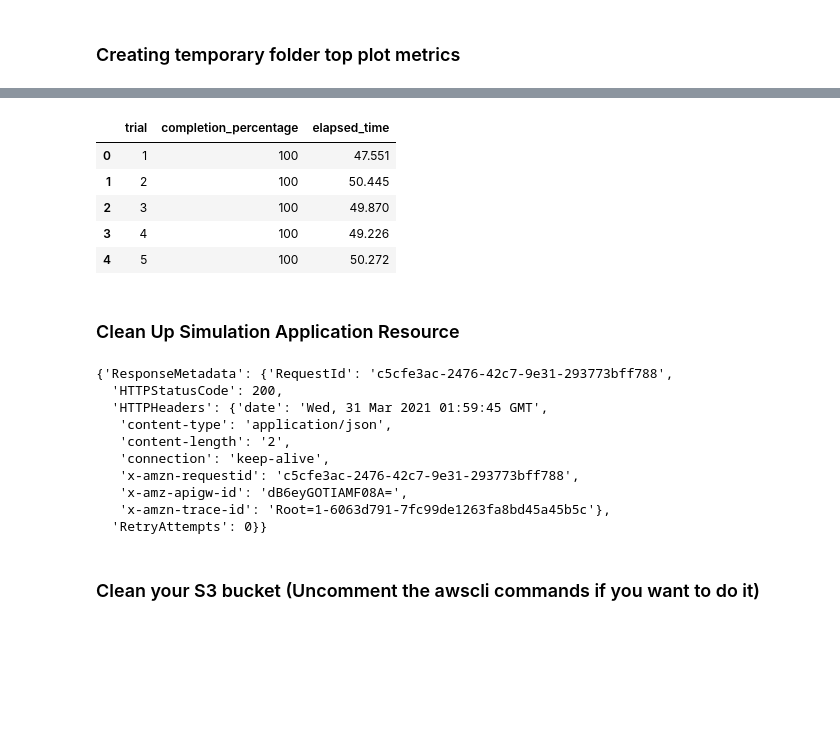
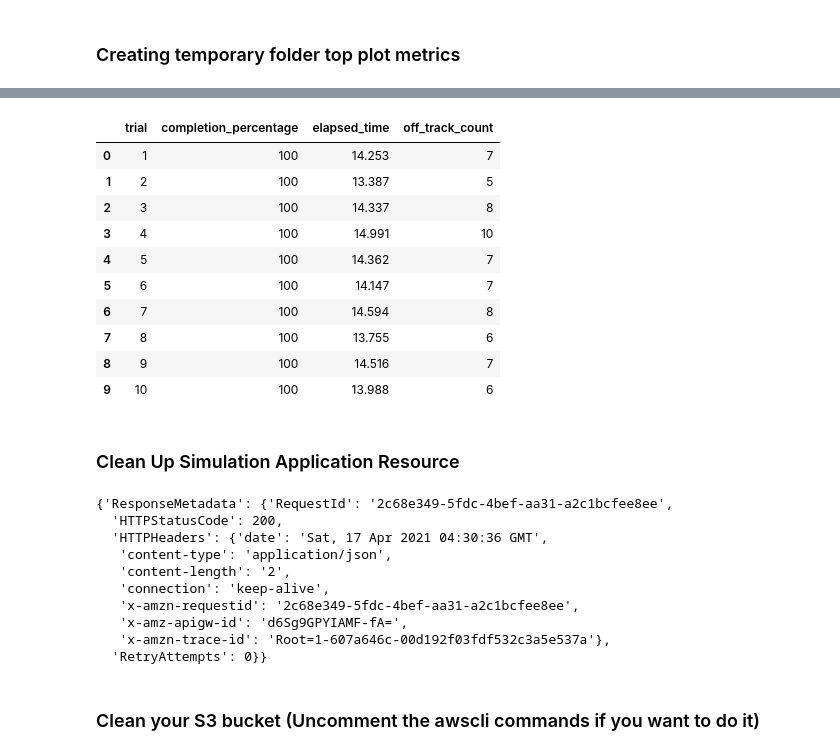
Before and after one commit to kevinmfreire/DeepRacer-Freire, a Jupyter notebook: deepracer_rl.ipynb, the cells around one changed output, grey strips where cells are left out. Saved outputs shown, nothing was run; the diff lists cells and outputs as text; code cells hidden in the pictures; blank space fills up the shorter version.

```diff
--- a/deepracer_rl.ipynb
+++ b/deepracer_rl.ipynb
@@ -134,13 +69,17 @@ FreireBucket = "freirebros-deepracer" #bucketname , this is global bucket (S3 Bu
 #the pretrained folder is incase yo have an old model already trained
 #if you have non then just call it ""
 #DO NOT PUT A  SLASH AT THE END IT MESSES EVERYTHING UP
-#pretrainedModelPrefix = "AndreiModels/Model-Andrei-Trial-1-Custom-Architecture" #this is the prefix name (a folder within sagemaker S3)
+pretrainedModelPrefix = "AndreiModels/Model-Andrei-Final-1-Shallow-gpu" #this is the prefix name (a folder within sagemaker S3)
+
 #new model directory
-NewModelPrefix = "AndreiModels/Model-Andrei-Trial-1-Custom-Architecture"
+NewModelPrefix = "AndreiModels/Model-Andrei-Final-4-Shallow-gpu"
+
+#New Model for Kevins Reward Funciton
+#NewModelPrefix = "KevinModels/DR-shallow-Architecture-gpu"
 
 # Select the instance type
-instance_type = "ml.c4.2xlarge"
-#instance_type = "ml.p2.xlarge"
+#instance_type = "ml.c4.2xlarge"
+instance_type = "ml.p2.xlarge"
 #instance_type = "ml.c5.4xlarge"
 
 
@@ -153,8 +92,8 @@ sage_session = sagemaker.session.Session(default_bucket = FreireBucket)
 # Create unique job name.
 job_name_prefix = 'deepracer-notebook'
 
-# Duration of job in seconds (1 hours)
-job_duration_in_seconds = 3600
+# Duration of job in seconds (4 hours)
+job_duration_in_seconds = 14400
 
 # AWS Region
 aws_region = sage_session.boto_region_name
@@ -482,13 +424,13 @@ estimator = RLEstimator(entry_point="base_training_worker.py",
                             "e_greedy_value": "1",
                             "epsilon_steps": "10000",
                             "beta_entropy": "0.01",
-                            "discount_factor": "0.999",
+                            "discount_factor": "0.95",
                             "loss_type": "Huber",
                             "num_episodes_between_training": "20",
                             "max_sample_count": "0",
                             "sampling_frequency": "1"
-  #                          ,"pretrained_s3_bucket": FreireBucket
-  #                          ,"pretrained_s3_prefix": pretrainedModelPrefix
+                            ,"pretrained_s3_bucket": FreireBucket
+                            ,"pretrained_s3_prefix": pretrainedModelPrefix
                         },
                         subnets=deepracer_subnets,
                         security_group_ids=deepracer_security_groups,
@@ -889,7 +852,7 @@ with open(json_file) as fp:
 df = pd.DataFrame(data['metrics'])
 # Converting milliseconds to seconds
 df['elapsed_time'] = df['elapsed_time_in_milliseconds']/1000
-df = df[['trial', 'completion_percentage', 'elapsed_time']]
+df = df[['trial', 'completion_percentage', 'elapsed_time','off_track_count']]
 
 display(df)
 # %% [output]
@@ -898,23 +861,28 @@ Downloading AndreiModels/Model-Andrei-Trial-2-Continuous/evaluation_metrics.json
-|  | trial | completion_percentage | elapsed_time |
-| 0 | 1 | 100 | 47.551 |
-| 1 | 2 | 100 | 50.445 |
-| 2 | 3 | 100 | 49.870 |
-| 3 | 4 | 100 | 49.226 |
-| 4 | 5 | 100 | 50.272 |
+|  | trial | completion_percentage | elapsed_time | off_track_count |
+| 0 | 1 | 100 | 14.253 | 7 |
+| 1 | 2 | 100 | 13.387 | 5 |
+| 2 | 3 | 100 | 14.337 | 8 |
+| 3 | 4 | 100 | 14.991 | 10 |
+| 4 | 5 | 100 | 14.362 | 7 |
+| 5 | 6 | 100 | 14.147 | 7 |
+| 6 | 7 | 100 | 14.594 | 8 |
+| 7 | 8 | 100 | 13.755 | 6 |
+| 8 | 9 | 100 | 14.516 | 7 |
+| 9 | 10 | 100 | 13.988 | 6 |
 # %% [markdown]
 ### Clean Up Simulation Application Resource
 # %%
 robomaker.delete_simulation_application(application=simulation_app_arn)
 # %% [output]
-{'ResponseMetadata': {'RequestId': 'c5cfe3ac-2476-42c7-9e31-293773bff788',
+{'ResponseMetadata': {'RequestId': '2c68e349-5fdc-4bef-aa31-a2c1bcfee8ee',
   'HTTPStatusCode': 200,
-  'HTTPHeaders': {'date': 'Wed, 31 Mar 2021 01:59:45 GMT',
+  'HTTPHeaders': {'date': 'Sat, 17 Apr 2021 04:30:36 GMT',
    'content-type': 'application/json',
    'content-length': '2',
    'connection': 'keep-alive',
-   'x-amzn-requestid': 'c5cfe3ac-2476-42c7-9e31-293773bff788',
-   'x-amz-apigw-id': 'dB6eyGOTIAMF08A=',
-   'x-amzn-trace-id': 'Root=1-6063d791-7fc99de1263fa8bd45a45b5c'},
+   'x-amzn-requestid': '2c68e349-5fdc-4bef-aa31-a2c1bcfee8ee',
+   'x-amz-apigw-id': 'd6Sg9GPYIAMF-fA=',
+   'x-amzn-trace-id': 'Root=1-607a646c-00d192f03fdf532c3a5e537a'},
   'RetryAttempts': 0}}
 # %% [markdown]
 ### Clean your S3 bucket (Uncomment the awscli commands if you want to do it)
```
Also changed, not shown: parts of 40 cells of this notebook.
